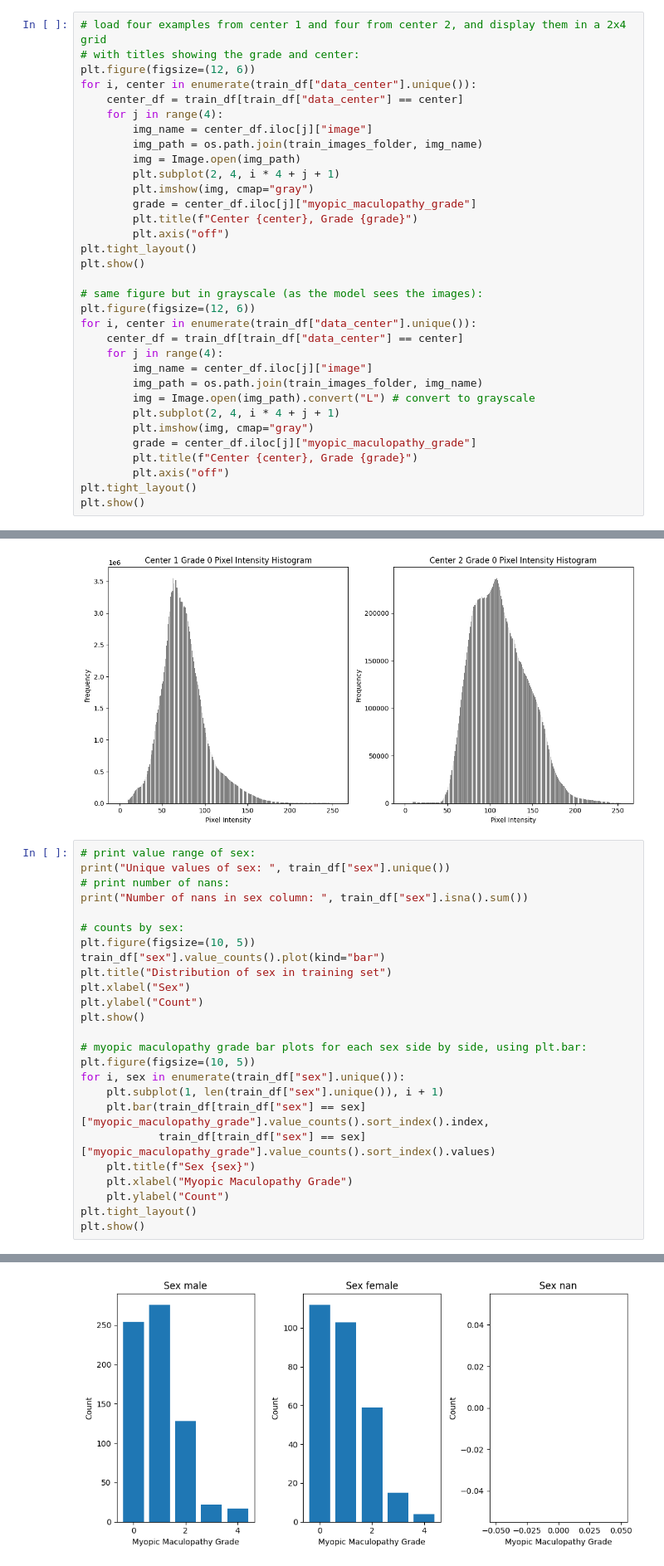
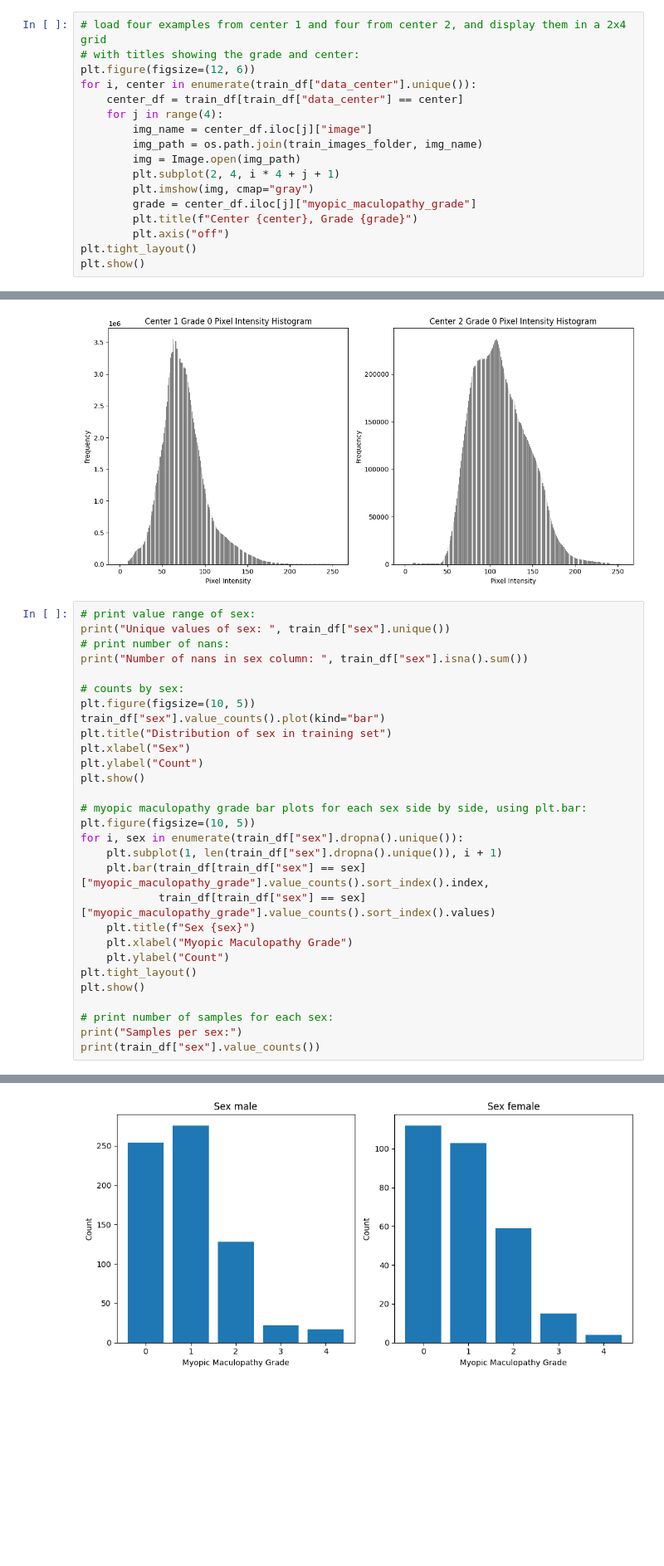
Before and after one commit to thuitema0/MPHY0050, a Jupyter notebook: Task6.ipynb, the cells around one changed output, grey strips where cells are left out. Shown at 83% size. Saved outputs shown, nothing was run; the diff lists cells and outputs as text; blank space fills up the shorter version.

```diff
--- a/Task6.ipynb
+++ b/Task6.ipynb
@@ -65,22 +74,6 @@ for i, center in enumerate(train_df["data_center"].unique()):
         plt.axis("off")
 plt.tight_layout()
 plt.show()
-
-# same figure but in grayscale (as the model sees the images):
-plt.figure(figsize=(12, 6))
-for i, center in enumerate(train_df["data_center"].unique()):
-    center_df = train_df[train_df["data_center"] == center]
-    for j in range(4):
-        img_name = center_df.iloc[j]["image"]
-        img_path = os.path.join(train_images_folder, img_name)
-        img = Image.open(img_path).convert("L") # convert to grayscale
-        plt.subplot(2, 4, i * 4 + j + 1)
-        plt.imshow(img, cmap="gray")
-        grade = center_df.iloc[j]["myopic_maculopathy_grade"]
-        plt.title(f"Center {center}, Grade {grade}")
-        plt.axis("off")
-plt.tight_layout()
-plt.show()
 # %% [output]
 [figure]
 [figure]
@@ -116,32 +109,36 @@ plt.show()
 # %%
 # print value range of sex:
 print("Unique values of sex: ", train_df["sex"].unique())
 # print number of nans:
 print("Number of nans in sex column: ", train_df["sex"].isna().sum())
 
 # counts by sex:
 plt.figure(figsize=(10, 5))
 train_df["sex"].value_counts().plot(kind="bar")
 plt.title("Distribution of sex in training set")
 plt.xlabel("Sex")
 plt.ylabel("Count")
 plt.show()
 
 # myopic maculopathy grade bar plots for each sex side by side, using plt.bar:
 plt.figure(figsize=(10, 5))
-for i, sex in enumerate(train_df["sex"].unique()):
-    plt.subplot(1, len(train_df["sex"].unique()), i + 1)
+for i, sex in enumerate(train_df["sex"].dropna().unique()):
+    plt.subplot(1, len(train_df["sex"].dropna().unique()), i + 1)
     plt.bar(train_df[train_df["sex"] == sex]["myopic_maculopathy_grade"].value_counts().sort_index().index,
             train_df[train_df["sex"] == sex]["myopic_maculopathy_grade"].value_counts().sort_index().values)
     plt.title(f"Sex {sex}")
     plt.xlabel("Myopic Maculopathy Grade")
     plt.ylabel("Count")
 plt.tight_layout()
 plt.show()
+
+# print number of samples for each sex:
+print("Samples per sex:")
+print(train_df["sex"].value_counts())
 # %% [output]
 Unique values of sex:  <StringArray>
 ['male', 'female', nan]
 Length: 3, dtype: str
 Number of nans in sex column:  153
 [figure]
-[figure, old version]
+[figure, new version]
```
Also changed, not shown: parts of 13 cells of this notebook, 3 other files.
